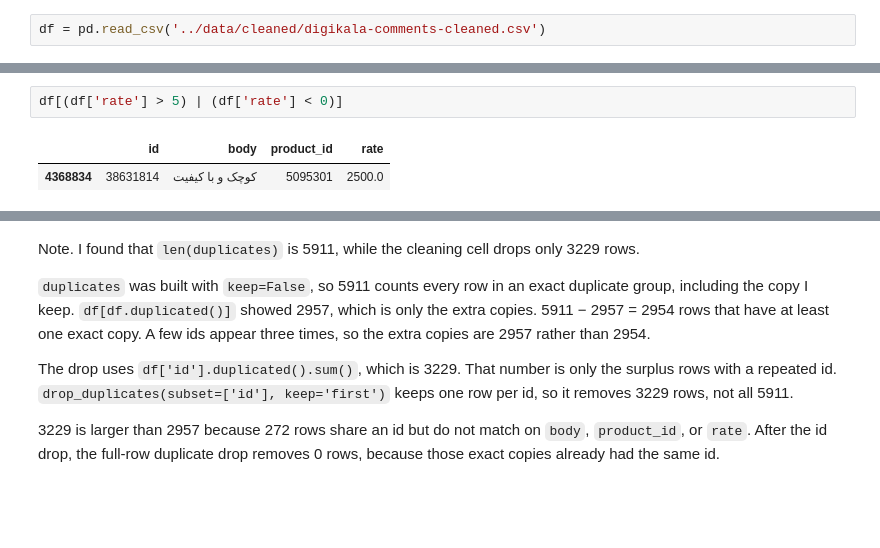
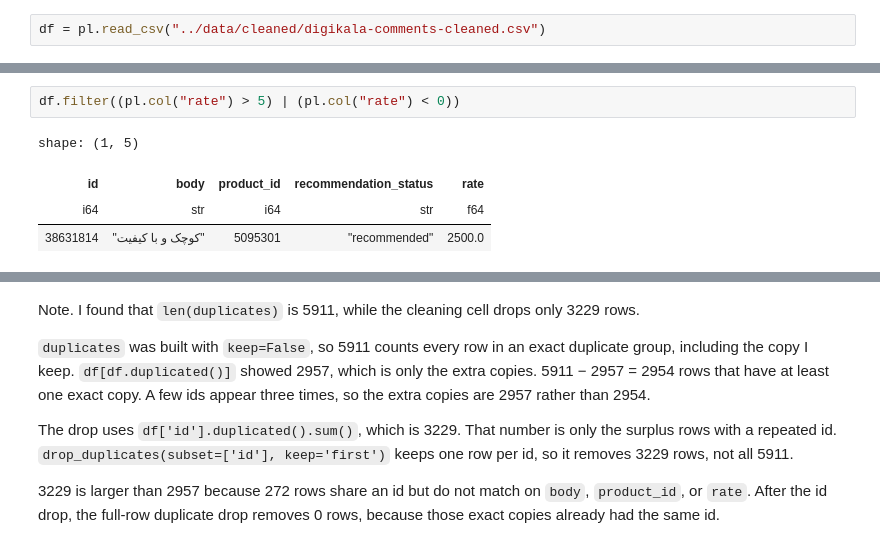
Before and after one commit to atozmax/digikala-comment-recommendation, a Jupyter notebook: notebooks/01-data-cleaning.ipynb, the cells around one changed output, grey strips where cells are left out. Drawn from its saved outputs; the diff is of its cells as text; blank space fills up the shorter version.

```diff
--- a/notebooks/01-data-cleaning.ipynb
+++ b/notebooks/01-data-cleaning.ipynb
@@ -142,3 +125,3 @@ df.to_csv('../data/cleaned/digikala-comments-cleaned.csv', index=False)
 # %%
-df = pd.read_csv('../data/cleaned/digikala-comments-cleaned.csv')
+df = pl.read_csv("../data/cleaned/digikala-comments-cleaned.csv")
 # %%
@@ -197,6 +179,8 @@ df.groupby(df['rate']).count()
 # %%
-df[(df['rate'] > 5) | (df['rate'] < 0)]
+df.filter((pl.col("rate") > 5) | (pl.col("rate") < 0))
 # %% [output]
+shape: (1, 5)
-|  | id | body | product_id | rate |
-| 4368834 | 38631814 | کوچک و با کیفیت | 5095301 | 2500.0 |
+| id | body | product_id | recommendation_status | rate |
+| i64 | str | i64 | str | f64 |
+| 38631814 | "کوچک و با کیفیت" | 5095301 | "recommended" | 2500.0 |
 # %%
```
Also changed, not shown: parts of 27 cells of this notebook, 20 other files.
